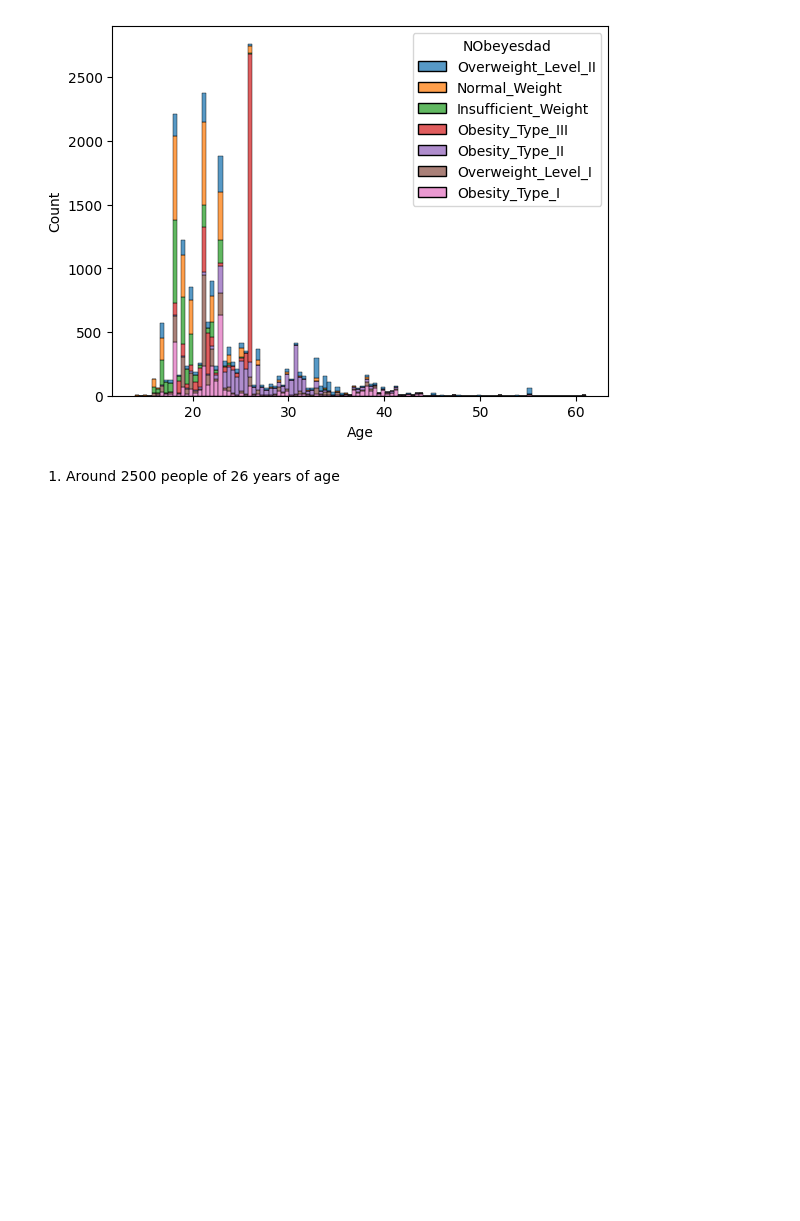
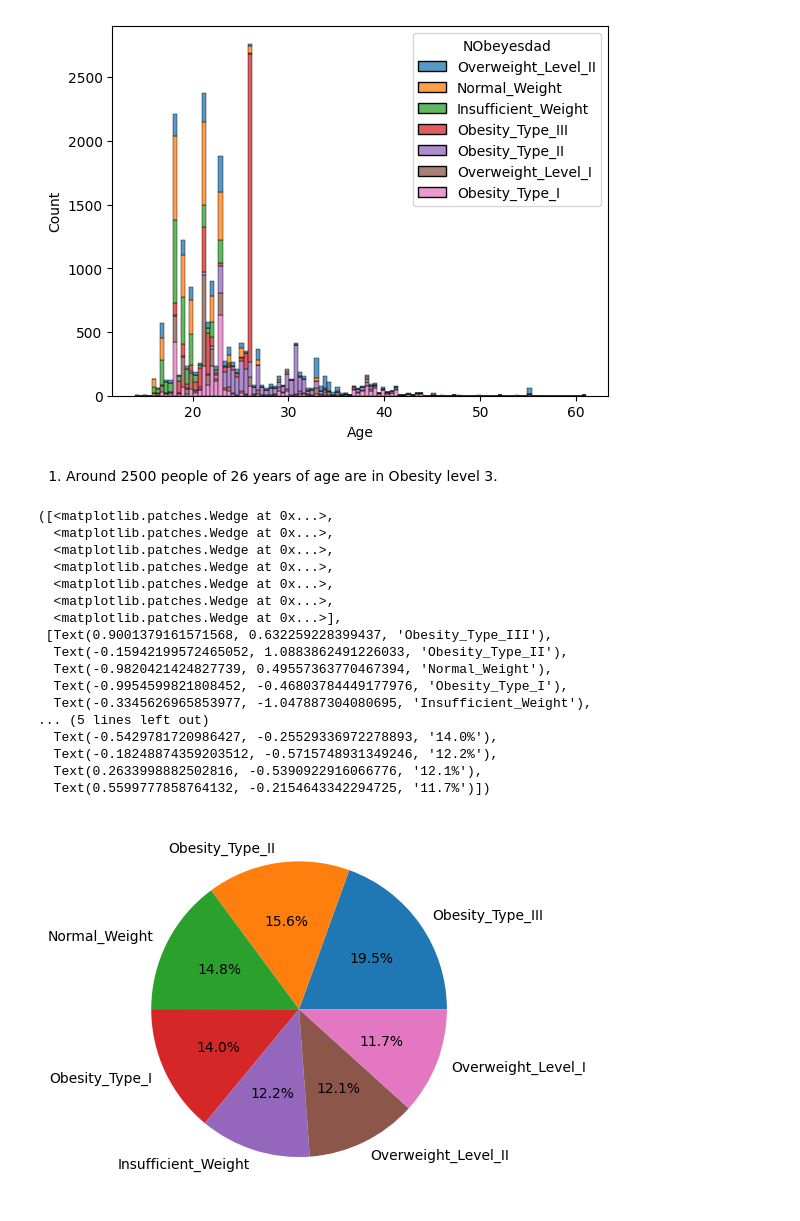
Before and after one commit to UbaleSachin/Obesity-Risk-, a Jupyter notebook: notebook/EDA.ipynb, the cells around one changed output. Drawn from its saved outputs; the diff is of its cells as text; code cells hidden in the pictures; blank space fills up the shorter version.

```diff
--- a/notebook/EDA.ipynb
+++ b/notebook/EDA.ipynb
@@ -189,4 +191,25 @@ sns.histplot(df, x=df['Age'],hue=df['NObeyesdad'], multiple='stack' )
 <Axes: xlabel='Age', ylabel='Count'>
 [figure]
 # %% [markdown]
-1. Around 2500 people of 26 years of age
+1. Around 2500 people of 26 years of age are in Obesity level 3.
+# %%
+plt.pie(df['NObeyesdad'].value_counts(),labels=df['NObeyesdad'].value_counts().index,autopct='%1.1f%%')
+# %% [output]
+([<matplotlib.patches.Wedge at 0x...>,
+  <matplotlib.patches.Wedge at 0x...>,
+  <matplotlib.patches.Wedge at 0x...>,
+  <matplotlib.patches.Wedge at 0x...>,
+  <matplotlib.patches.Wedge at 0x...>,
+  <matplotlib.patches.Wedge at 0x...>,
+  <matplotlib.patches.Wedge at 0x...>],
+ [Text(0.9001379161571568, 0.632259228399437, 'Obesity_Type_III'),
+  Text(-0.15942199572465052, 1.0883862491226033, 'Obesity_Type_II'),
+  Text(-0.9820421424827739, 0.49557363770467394, 'Normal_Weight'),
+  Text(-0.9954599821808452, -0.46803784449177976, 'Obesity_Type_I'),
+  Text(-0.3345626965853977, -1.047887304080695, 'Insufficient_Weight'),
+... (5 lines left out)
+  Text(-0.5429781720986427, -0.25529336972278893, '14.0%'),
+  Text(-0.18248874359203512, -0.5715748931349246, '12.2%'),
+  Text(0.2633998882502816, -0.5390922916066776, '12.1%'),
+  Text(0.5599777858764132, -0.2154643342294725, '11.7%')])
+[figure, added]
```
Also changed, not shown: parts of 8 cells of this notebook, 22 other files.
